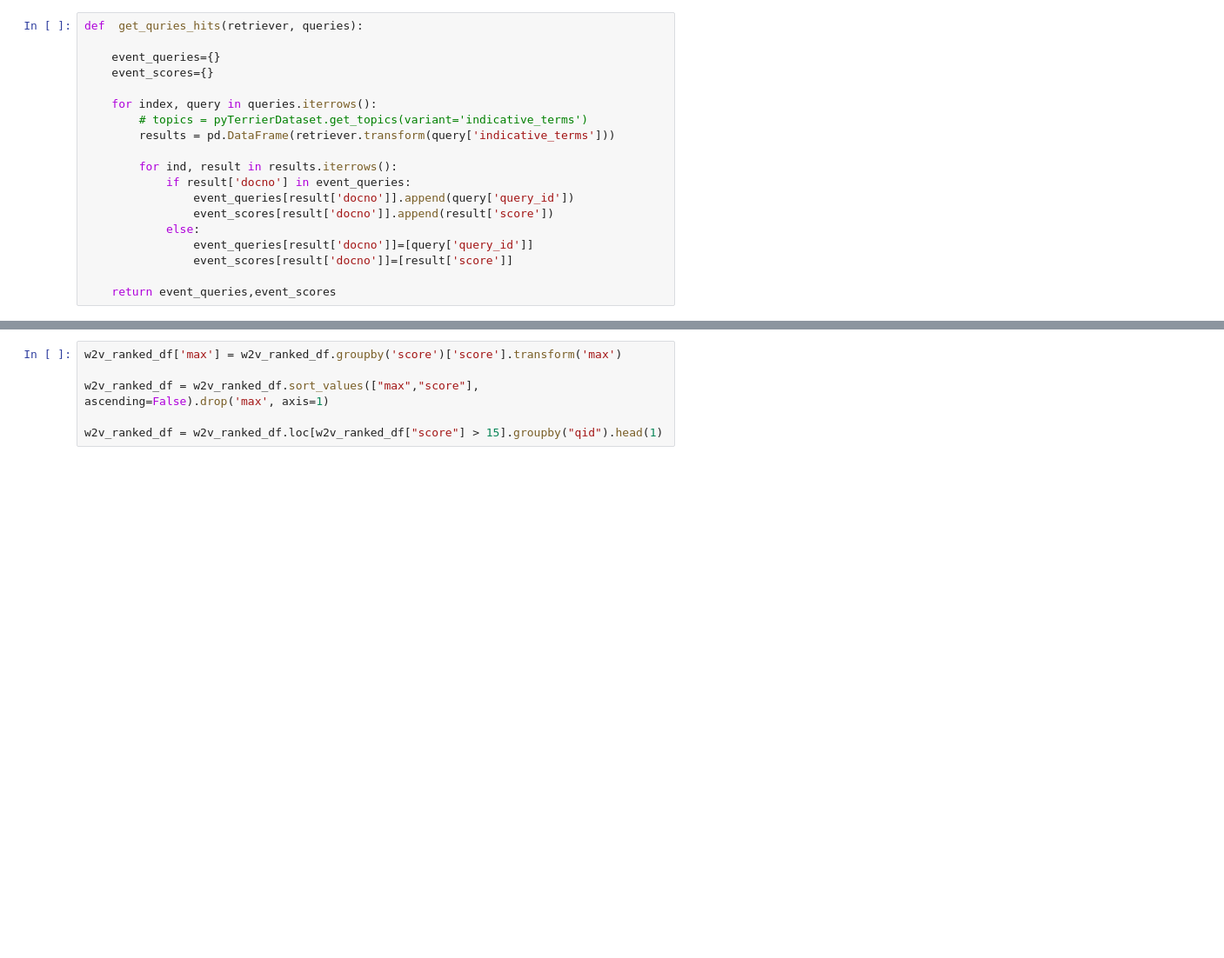
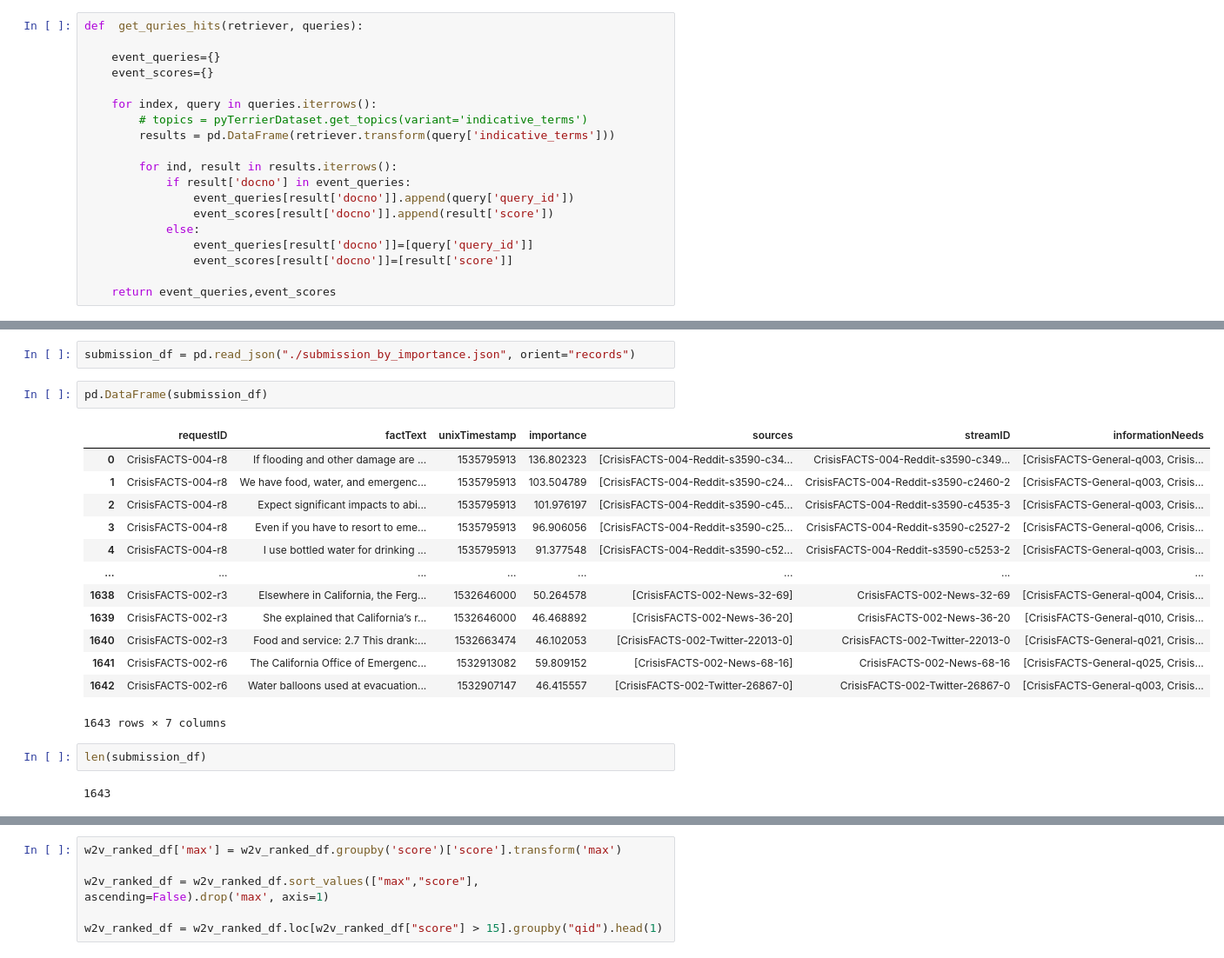
Before and after one commit to sush104/Crisis_Event_Ranking_and_Summarization, a Jupyter notebook: CrisisFACTs_Sushant.ipynb, the cells around one changed output, grey strips where cells are left out. Shown at 87% size. Drawn from its saved outputs; the diff is of its cells as text; blank space fills up the shorter version.

```diff
--- a/CrisisFACTs_Sushant.ipynb
+++ b/CrisisFACTs_Sushant.ipynb
@@ -475,0 +511,22 @@ NameError: ignored
+# %%
+submission_df = pd.read_json("./submission_by_importance.json", orient="records")
+# %%
+pd.DataFrame(submission_df)
+# %% [output]
+|  | requestID | factText | unixTimestamp | importance | sources | streamID | informationNeeds |
+| 0 | CrisisFACTS-004-r8 | If flooding and other damage are ... | 1535795913 | 136.802323 | [CrisisFACTS-004-Reddit-s3590-c34... | CrisisFACTS-004-Reddit-s3590-c349... | [CrisisFACTS-General-q003, Crisis... |
+| 1 | CrisisFACTS-004-r8 | We have food, water, and emergenc... | 1535795913 | 103.504789 | [CrisisFACTS-004-Reddit-s3590-c24... | CrisisFACTS-004-Reddit-s3590-c2460-2 | [CrisisFACTS-General-q003, Crisis... |
+| 2 | CrisisFACTS-004-r8 | Expect significant impacts to abi... | 1535795913 | 101.976197 | [CrisisFACTS-004-Reddit-s3590-c45... | CrisisFACTS-004-Reddit-s3590-c4535-3 | [CrisisFACTS-General-q003, Crisis... |
+| 3 | CrisisFACTS-004-r8 | Even if you have to resort to eme... | 1535795913 | 96.906056 | [CrisisFACTS-004-Reddit-s3590-c25... | CrisisFACTS-004-Reddit-s3590-c2527-2 | [CrisisFACTS-General-q006, Crisis... |
+| 4 | CrisisFACTS-004-r8 | I use bottled water for drinking ... | 1535795913 | 91.377548 | [CrisisFACTS-004-Reddit-s3590-c52... | CrisisFACTS-004-Reddit-s3590-c5253-2 | [CrisisFACTS-General-q003, Crisis... |
+| ... | ... | ... | ... | ... | ... | ... | ... |
+| 1638 | CrisisFACTS-002-r3 | Elsewhere in California, the Ferg... | 1532646000 | 50.264578 | [CrisisFACTS-002-News-32-69] | CrisisFACTS-002-News-32-69 | [CrisisFACTS-General-q004, Crisis... |
+| 1639 | CrisisFACTS-002-r3 | She explained that California’s r... | 1532646000 | 46.468892 | [CrisisFACTS-002-News-36-20] | CrisisFACTS-002-News-36-20 | [CrisisFACTS-General-q010, Crisis... |
+| 1640 | CrisisFACTS-002-r3 | Food and service: 2.7 This drank:... | 1532663474 | 46.102053 | [CrisisFACTS-002-Twitter-22013-0] | CrisisFACTS-002-Twitter-22013-0 | [CrisisFACTS-General-q021, Crisis... |
+| 1641 | CrisisFACTS-002-r6 | The California Office of Emergenc... | 1532913082 | 59.809152 | [CrisisFACTS-002-News-68-16] | CrisisFACTS-002-News-68-16 | [CrisisFACTS-General-q025, Crisis... |
+| 1642 | CrisisFACTS-002-r6 | Water balloons used at evacuation... | 1532907147 | 46.415557 | [CrisisFACTS-002-Twitter-26867-0] | CrisisFACTS-002-Twitter-26867-0 | [CrisisFACTS-General-q003, Crisis... |
+1643 rows × 7 columns
+# %%
+len(submission_df)
+# %% [output]
+1643
```
Also changed, not shown: parts of 49 cells of this notebook.
